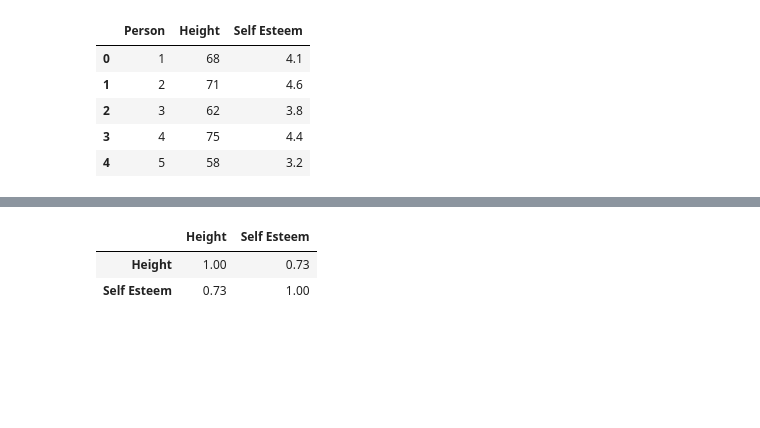
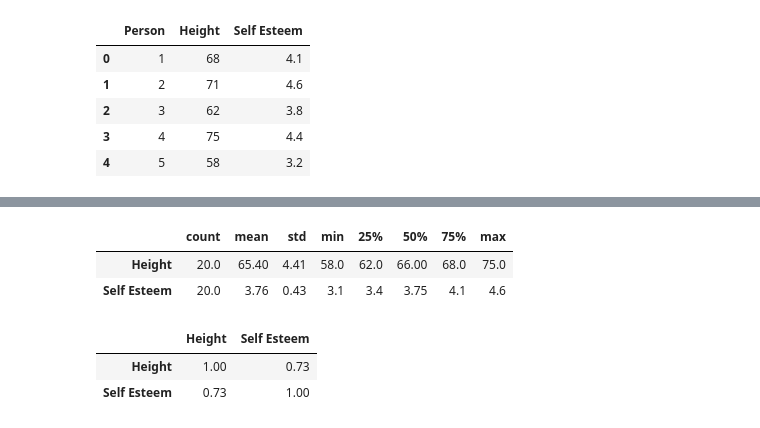
Before and after one commit to theaok/sir, a Jupyter notebook: intro.ipynb, the cells around one changed output, grey strips where cells are left out. Cells and saved outputs as stored; diff of their text form; code cells hidden in the pictures; blank space fills up the shorter version.

```diff
--- a/intro.ipynb
+++ b/intro.ipynb
@@ -48,4 +41,10 @@ dat["Height"].median()
 66.0
+# %%
+dat[['Height','Self Esteem']].describe().T.round(2) # just do this for ps0!
+# %% [output]
+|  | count | mean | std | min | 25% | 50% | 75% | max |
+| Height | 20.0 | 65.40 | 4.41 | 58.0 | 62.0 | 66.00 | 68.0 | 75.0 |
+| Self Esteem | 20.0 | 3.76 | 0.43 | 3.1 | 3.4 | 3.75 | 4.1 | 4.6 |
 # %%
 dat[['Height','Self Esteem']].corr().round(2)
 # %% [output]
```
Also changed, not shown: parts of 2 cells of this notebook.
